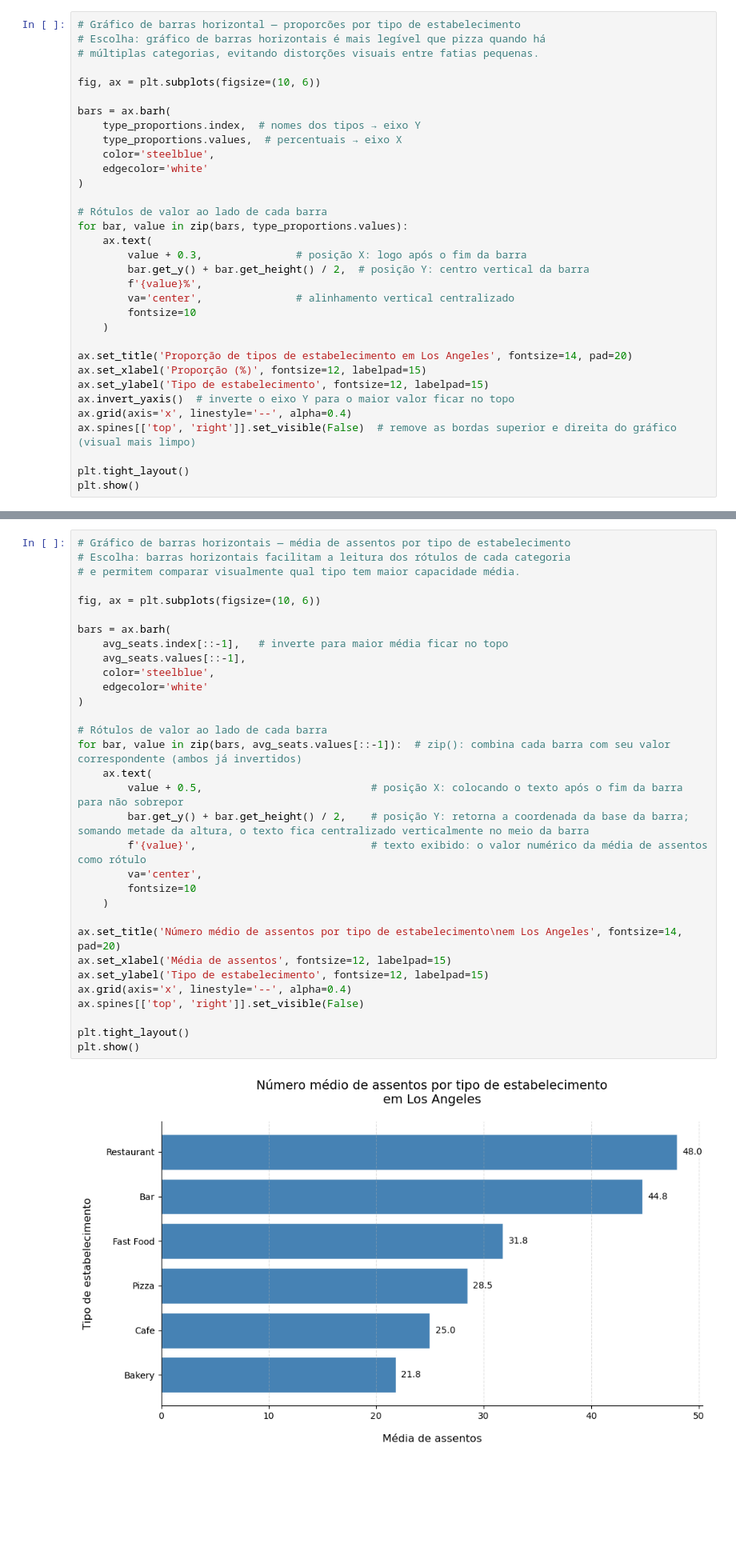
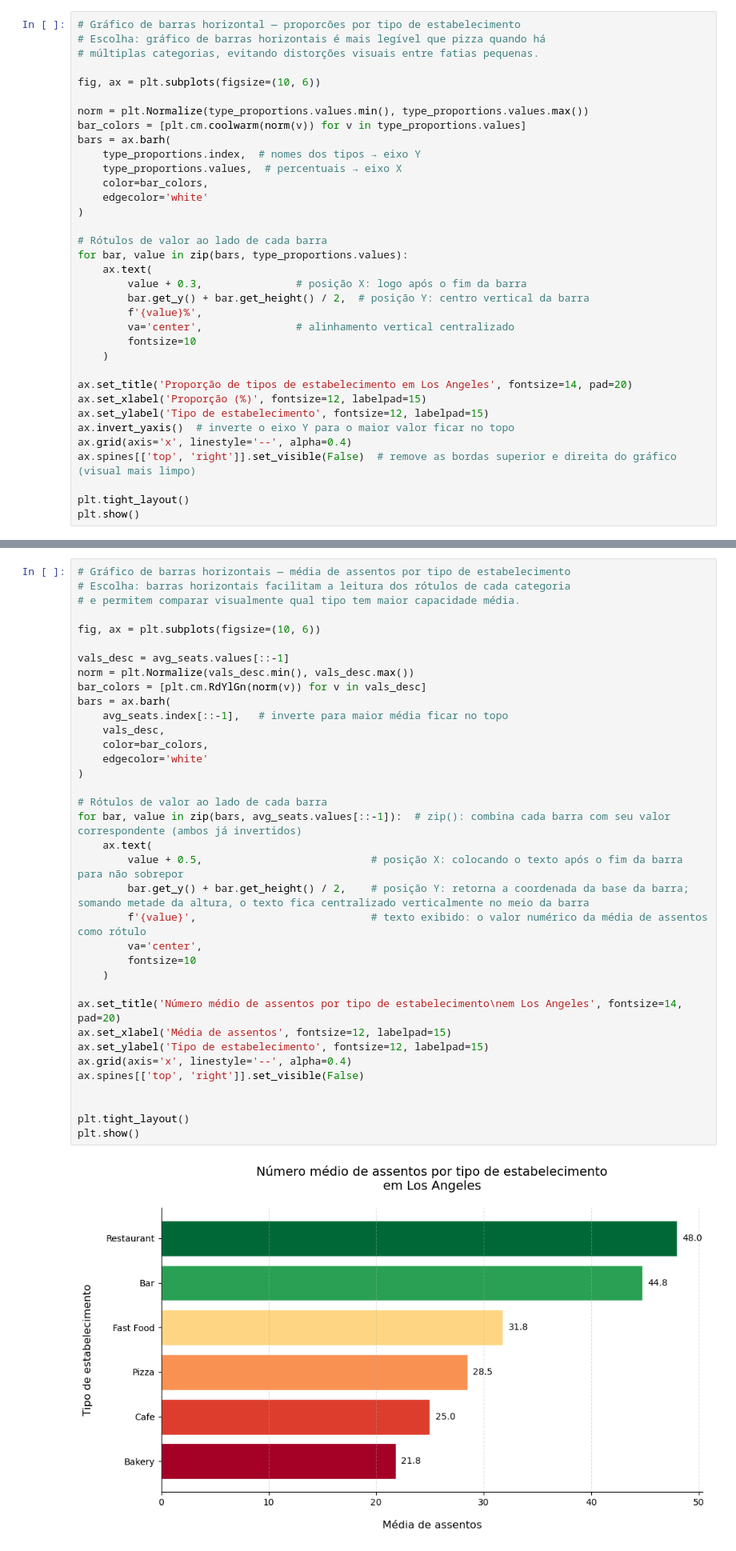
Before and after one commit to raimirsilva/Small-projects, a Jupyter notebook: Sprint-10-project/notebook/LA-restaurants.ipynb, the cells around one changed output, grey strips where cells are left out. Shown at 80% size. Cells and saved outputs as stored; diff of their text form; blank space fills up the shorter version.

```diff
--- a/Sprint-10-project/notebook/LA-restaurants.ipynb
+++ b/Sprint-10-project/notebook/LA-restaurants.ipynb
@@ -143,10 +143,12 @@ Name: count, dtype: float64
 
 fig, ax = plt.subplots(figsize=(10, 6))
 
+norm = plt.Normalize(type_proportions.values.min(), type_proportions.values.max())
+bar_colors = [plt.cm.coolwarm(norm(v)) for v in type_proportions.values]
 bars = ax.barh(
     type_proportions.index,  # nomes dos tipos → eixo Y
     type_proportions.values,  # percentuais → eixo X
-    color='steelblue',
+    color=bar_colors,
     edgecolor='white'
 )
 
@@ -393,36 +395,40 @@ Tipo com maior média: Restaurant (48.0 assentos)
 # Gráfico de barras horizontais — média de assentos por tipo de estabelecimento
 # Escolha: barras horizontais facilitam a leitura dos rótulos de cada categoria
 # e permitem comparar visualmente qual tipo tem maior capacidade média.
 
 fig, ax = plt.subplots(figsize=(10, 6))
 
+vals_desc = avg_seats.values[::-1]
+norm = plt.Normalize(vals_desc.min(), vals_desc.max())
+bar_colors = [plt.cm.RdYlGn(norm(v)) for v in vals_desc]
 bars = ax.barh(
     avg_seats.index[::-1],   # inverte para maior média ficar no topo
-    avg_seats.values[::-1],
-    color='steelblue',
+    vals_desc,
+    color=bar_colors,
     edgecolor='white'
 )
 
 # Rótulos de valor ao lado de cada barra
 for bar, value in zip(bars, avg_seats.values[::-1]):  # zip(): combina cada barra com seu valor correspondente (ambos já invertidos)
     ax.text(
         value + 0.5,                           # posição X: colocando o texto após o fim da barra para não sobrepor
         bar.get_y() + bar.get_height() / 2,    # posição Y: retorna a coordenada da base da barra; somando metade da altura, o texto fica centralizado verticalmente no meio da barra
         f'{value}',                            # texto exibido: o valor numérico da média de assentos como rótulo
         va='center',
         fontsize=10
     )
 
 ax.set_title('Número médio de assentos por tipo de estabelecimento\nem Los Angeles', fontsize=14, pad=20)
 ax.set_xlabel('Média de assentos', fontsize=12, labelpad=15)
 ax.set_ylabel('Tipo de estabelecimento', fontsize=12, labelpad=15)
 ax.grid(axis='x', linestyle='--', alpha=0.4)
 ax.spines[['top', 'right']].set_visible(False)
 
+
 plt.tight_layout()
 plt.show()
 # %% [output]
-[figure, old version]
+[figure, new version]
 # %% [markdown]
 ### Conclusão
 
```
Also changed, not shown: parts of 15 cells of this notebook.
